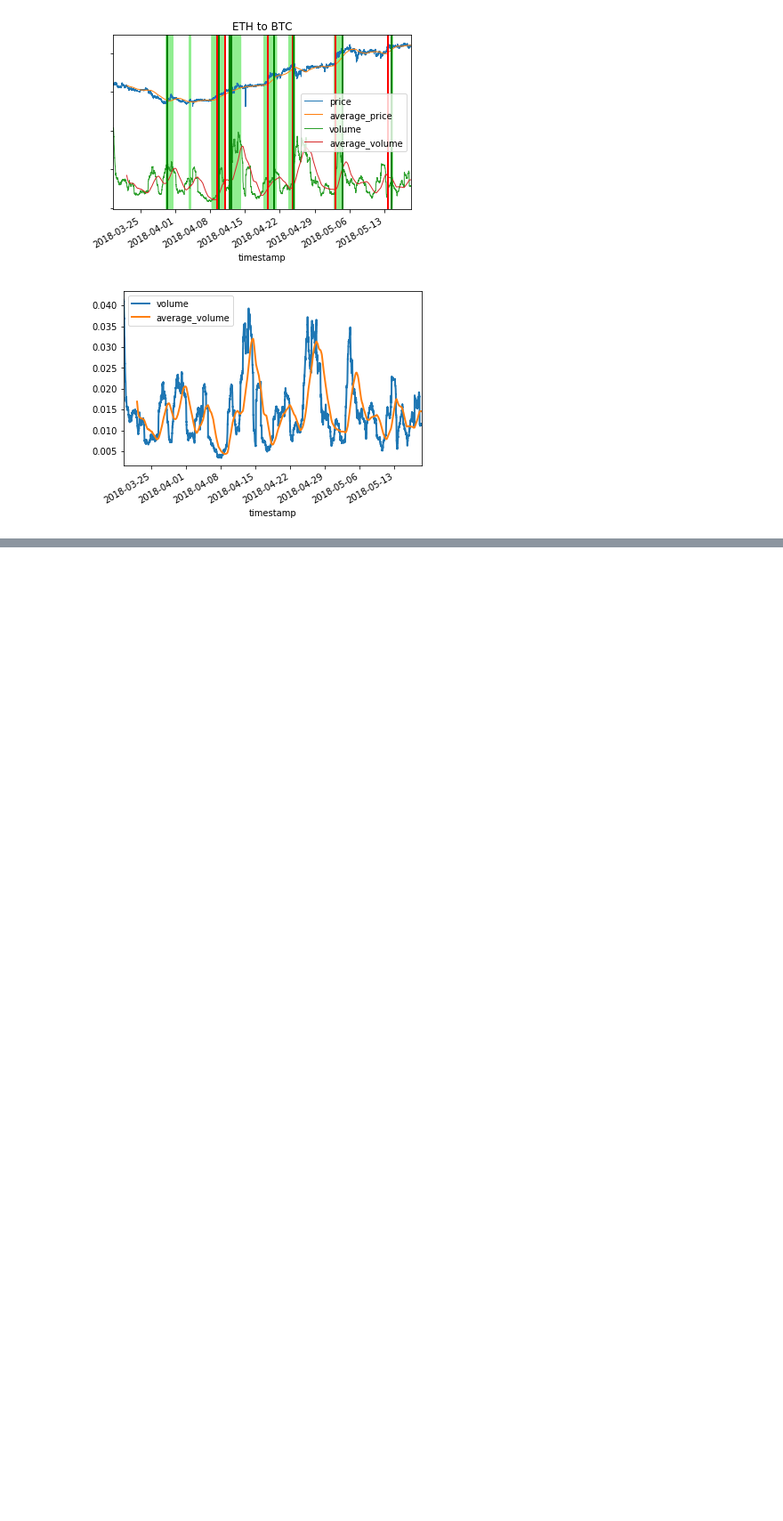
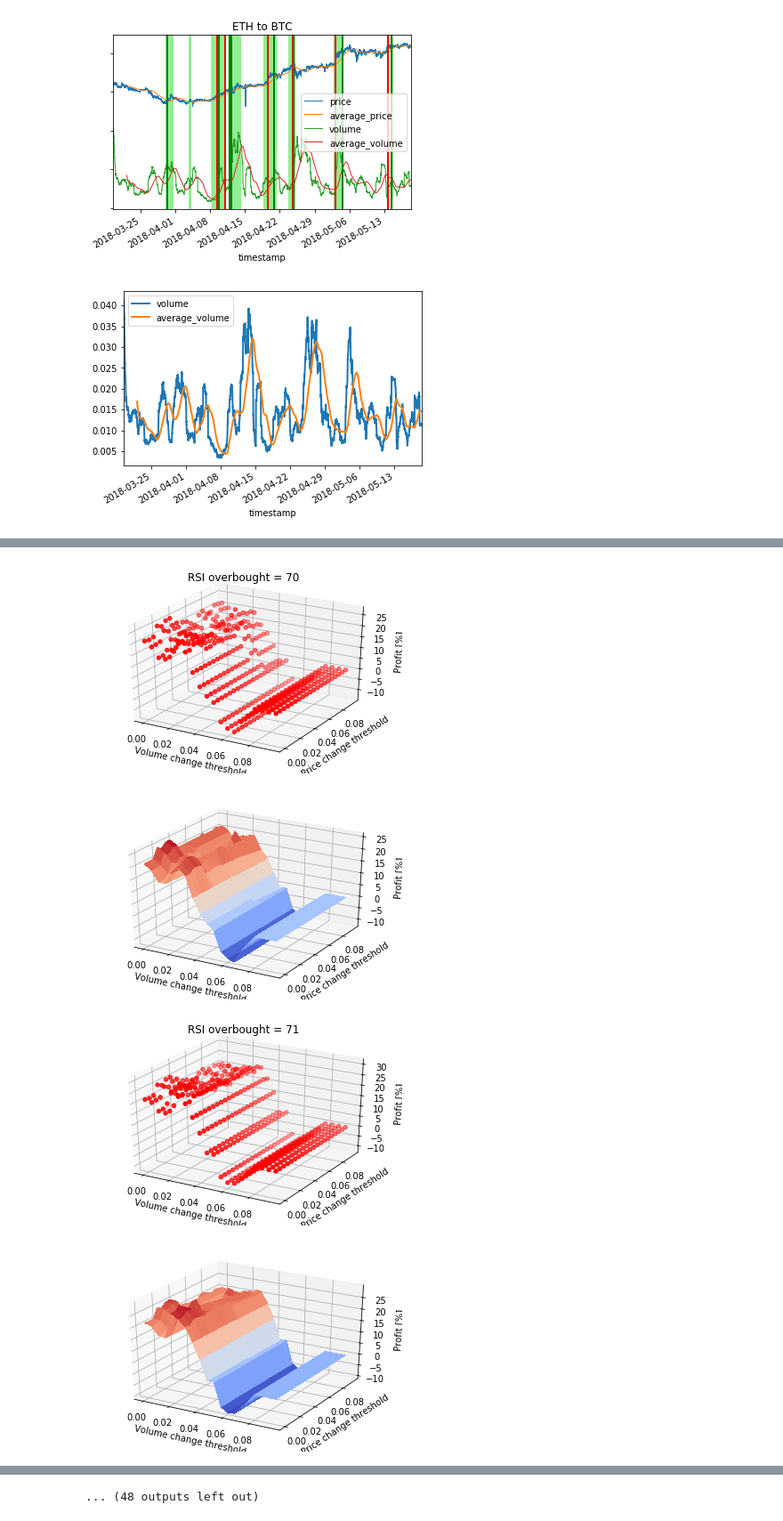
Before and after one commit to IntelligentTrading/science, a Jupyter notebook: backtesting/volume_based_indicator.ipynb, the cells around one changed output, grey strips where cells are left out. Shown at 89% size. Saved outputs shown, nothing was run; the diff lists cells and outputs as text; code cells hidden in the pictures; blank space fills up the shorter version.

```diff
--- a/backtesting/volume_based_indicator.ipynb
+++ b/backtesting/volume_based_indicator.ipynb
@@ -67,12 +67,16 @@ def build_signals(percent_change_price, percent_change_volume):
             valid_in_previous_step = False
     return all_buy_signals, first_cross_buy_signals
 # %%
-def build_strategy(percent_change_price, percent_change_volume, buy_only_on_first_cross=True):
+def build_strategy(percent_change_price, percent_change_volume, buy_only_on_first_cross=True, sell_strategy = None):
     all_buy_signals, first_cross_buy_signals = build_signals(percent_change_price, percent_change_volume)
 
-    strategy = SignalSignatureStrategy(["rsi_buy_2", "rsi_sell_2", "rsi_buy_3", "rsi_sell_3"],
-                                       start_time, end_time, horizon,
-                                       counter_currency, transaction_currency, source)
+    if sell_strategy is None:
+        strategy = SignalSignatureStrategy(["rsi_buy_2", "rsi_sell_2", "rsi_buy_3", "rsi_sell_3"],
+                                           start_time, end_time, horizon,
+                                           counter_currency, transaction_currency, source)
+    else:
+        strategy = sell_strategy
+
     rsi_sell_signals = strategy.get_sell_signals()
 
     if buy_only_on_first_cross:
@@ -270,0 +297,21 @@ plt.plot(profit_df["Price change percent"], profit_df["Profit percent"], 'o', co
+# %%
+# Explore how RSI overbought influences the results
+all_results = None
+oversold_threshold = 20 # not used
+for overbought_threshold in range(70,100):
+    sell_strategy = SimpleRSIStrategy(start_time, end_time, horizon, counter_currency,
+                                      overbought_threshold, oversold_threshold,
+                                      transaction_currency, "RSI", source)
+    profit_df = calculate_profits(sell_strategy)
+    profit_df
+    profit_df['RSI overbought'] = pd.Series([overbought_threshold] * len(profit_df), index=profit_df.index)
+    if all_results is None:
+        all_results = profit_df
+    else:
+        all_results = all_results.append(profit_df, ignore_index=True)
+    plot_profit_df(profit_df, "RSI overbought = {}".format(overbought_threshold))
+# %% [output]
+[figure, added]
+[figure, added]
+[figure, added]
+[figure, added]
@@ -270,0 +326 @@ plt.plot(profit_df["Price change percent"], profit_df["Profit percent"], 'o', co
+... (48 outputs left out)
```
Also changed, not shown: parts of 19 cells of this notebook.
